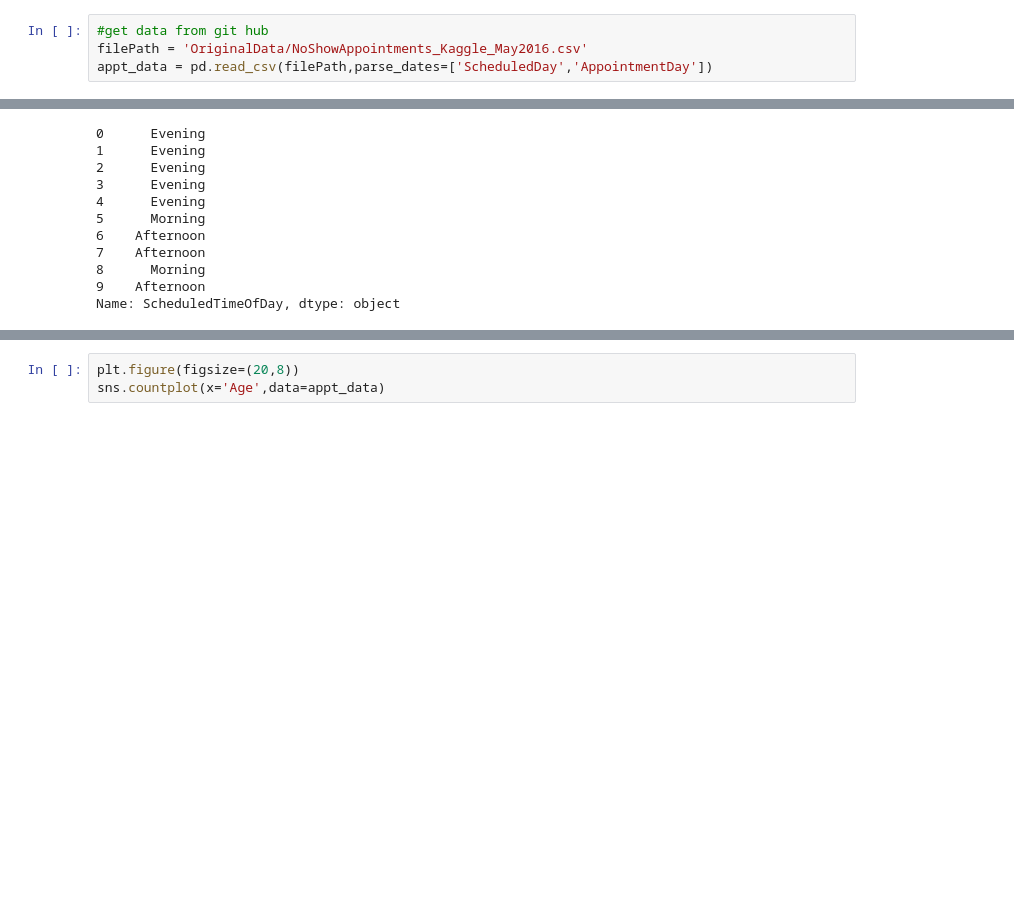
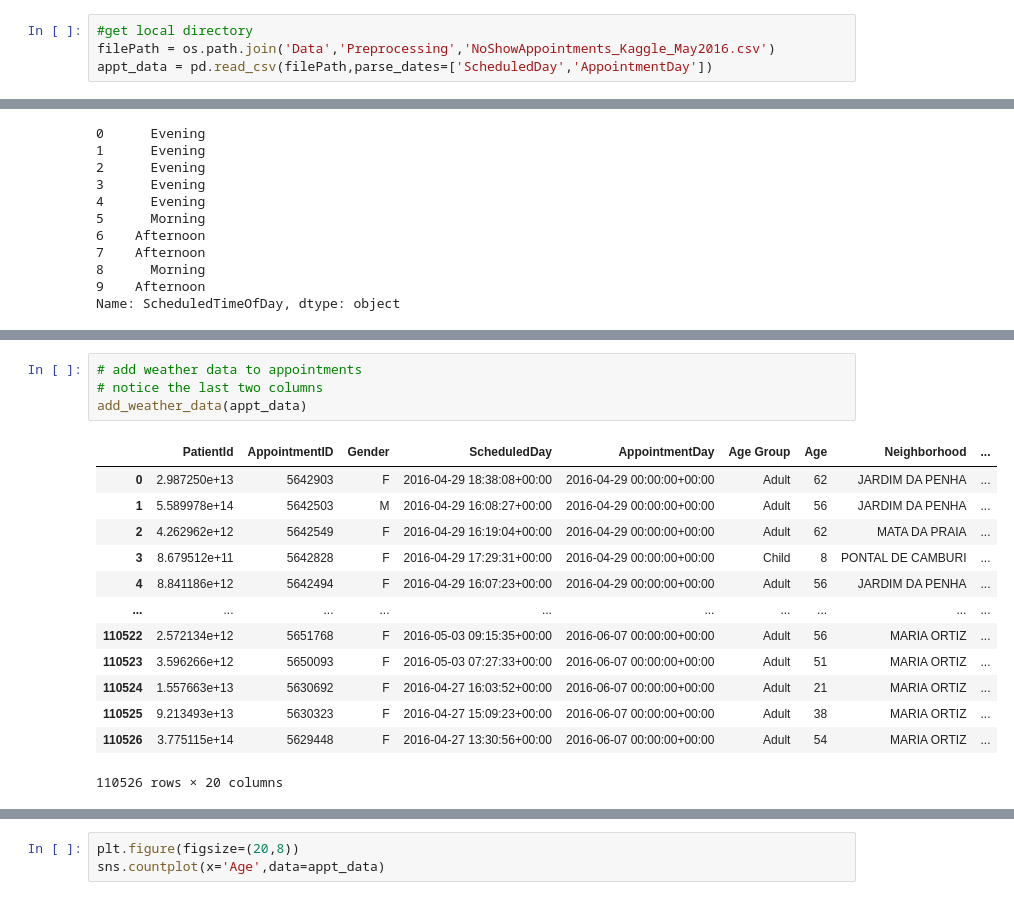
Before and after one commit to narquette/NoShowAppointments, a Jupyter notebook: Data_Prep.ipynb, the cells around one changed output, grey strips where cells are left out. Drawn from its saved outputs; the diff is of its cells as text; blank space fills up the shorter version.

Commit message:
Merged appt data with weather data

```diff
--- a/Data_Prep.ipynb
+++ b/Data_Prep.ipynb
@@ -9,6 +14,6 @@ from helperFunctions import *
 # %%
-#get data from git hub
-filePath = 'OriginalData/NoShowAppointments_Kaggle_May2016.csv'
+#get local directory
+filePath = os.path.join('Data','Preprocessing','NoShowAppointments_Kaggle_May2016.csv')
 appt_data = pd.read_csv(filePath,parse_dates=['ScheduledDay','AppointmentDay'])
 # %%
 #explore data
@@ -251,0 +258,18 @@ appt_data = pd.get_dummies(appt_data)
+# %%
+# add weather data to appointments
+# notice the last two columns
+add_weather_data(appt_data)
+# %% [output]
+|  | PatientId | AppointmentID | Gender | ScheduledDay | AppointmentDay | Age Group | Age | Neighborhood | ... |
+| 0 | 2.987250e+13 | 5642903 | F | 2016-04-29 18:38:08+00:00 | 2016-04-29 00:00:00+00:00 | Adult | 62 | JARDIM DA PENHA | ... |
+| 1 | 5.589978e+14 | 5642503 | M | 2016-04-29 16:08:27+00:00 | 2016-04-29 00:00:00+00:00 | Adult | 56 | JARDIM DA PENHA | ... |
+| 2 | 4.262962e+12 | 5642549 | F | 2016-04-29 16:19:04+00:00 | 2016-04-29 00:00:00+00:00 | Adult | 62 | MATA DA PRAIA | ... |
+| 3 | 8.679512e+11 | 5642828 | F | 2016-04-29 17:29:31+00:00 | 2016-04-29 00:00:00+00:00 | Child | 8 | PONTAL DE CAMBURI | ... |
+| 4 | 8.841186e+12 | 5642494 | F | 2016-04-29 16:07:23+00:00 | 2016-04-29 00:00:00+00:00 | Adult | 56 | JARDIM DA PENHA | ... |
+| ... | ... | ... | ... | ... | ... | ... | ... | ... | ... |
+| 110522 | 2.572134e+12 | 5651768 | F | 2016-05-03 09:15:35+00:00 | 2016-06-07 00:00:00+00:00 | Adult | 56 | MARIA ORTIZ | ... |
+| 110523 | 3.596266e+12 | 5650093 | F | 2016-05-03 07:27:33+00:00 | 2016-06-07 00:00:00+00:00 | Adult | 51 | MARIA ORTIZ | ... |
+| 110524 | 1.557663e+13 | 5630692 | F | 2016-04-27 16:03:52+00:00 | 2016-06-07 00:00:00+00:00 | Adult | 21 | MARIA ORTIZ | ... |
+| 110525 | 9.213493e+13 | 5630323 | F | 2016-04-27 15:09:23+00:00 | 2016-06-07 00:00:00+00:00 | Adult | 38 | MARIA ORTIZ | ... |
+| 110526 | 3.775115e+14 | 5629448 | F | 2016-04-27 13:30:56+00:00 | 2016-06-07 00:00:00+00:00 | Adult | 54 | MARIA ORTIZ | ... |
+110526 rows × 20 columns
```
Also changed, not shown: parts of 17 cells of this notebook, 5 other files.
